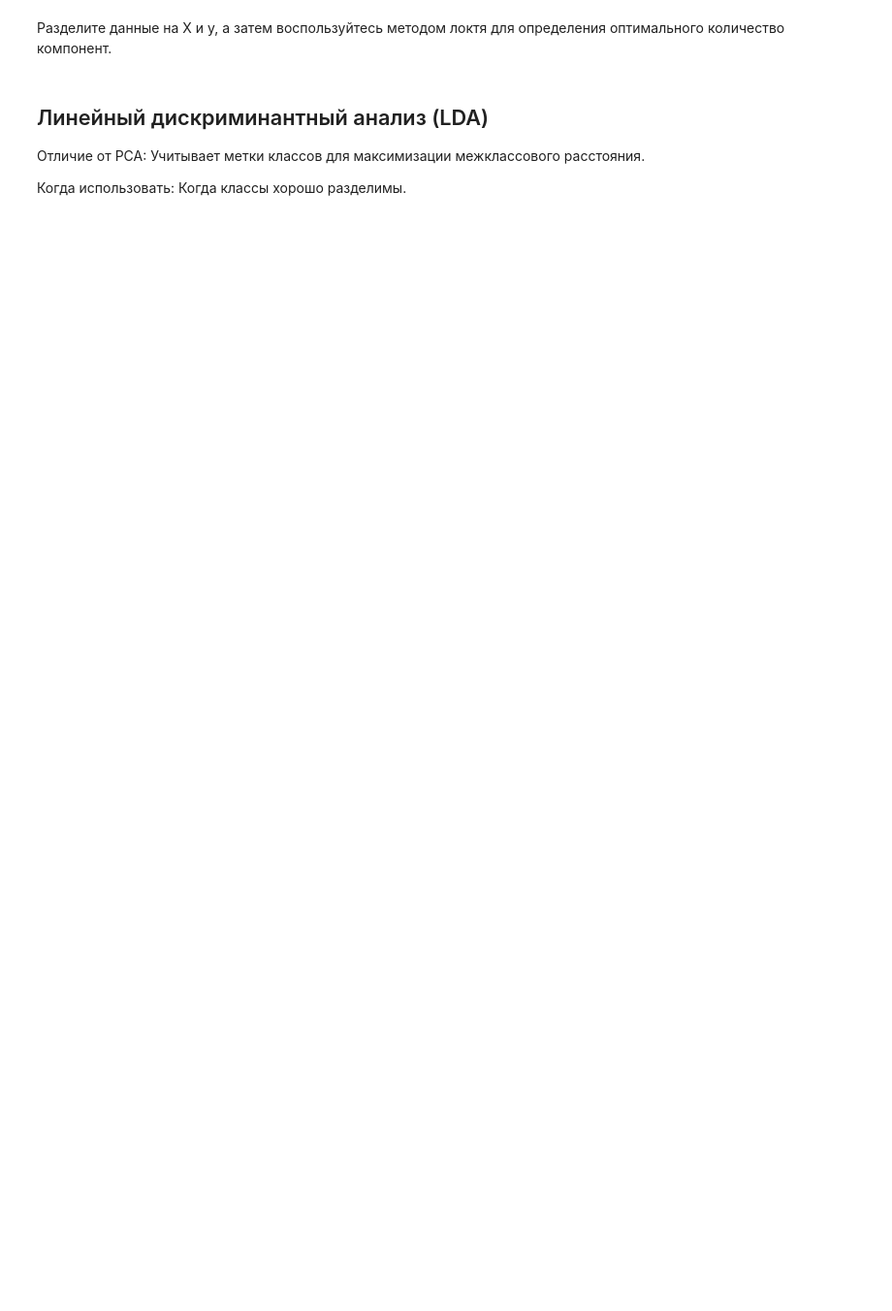
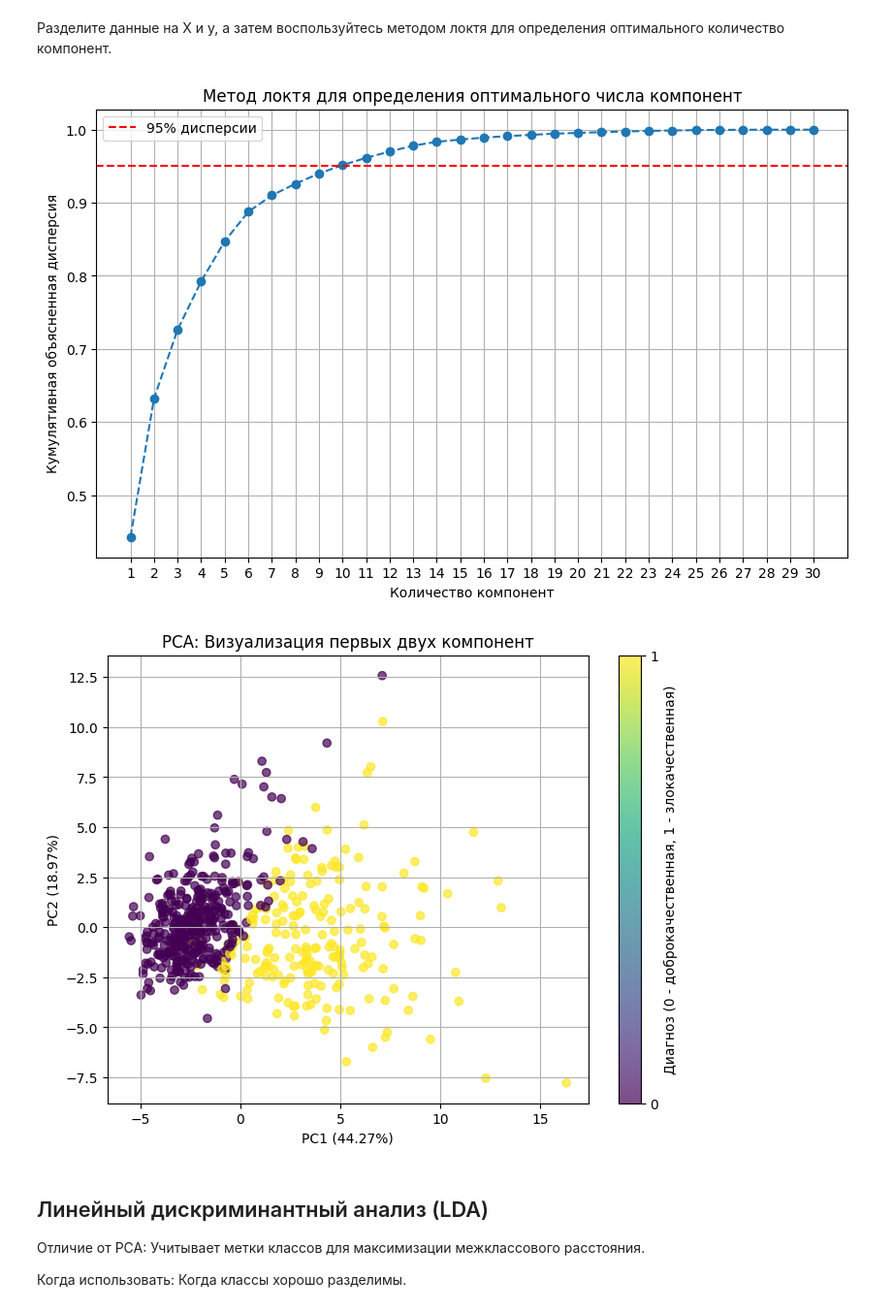
Before and after one commit to ALTaww/Machine_Learning, a Jupyter notebook: clasterization(4)/4.1. Dimensionality reduction.ipynb, the cells around one changed output. Shown at 97% size. Saved outputs shown, nothing was run; the diff lists cells and outputs as text; code cells hidden in the pictures; blank space fills up the shorter version.

```diff
--- a/clasterization(4)/4.1. Dimensionality reduction.ipynb
+++ b/clasterization(4)/4.1. Dimensionality reduction.ipynb
@@ -88,8 +137,44 @@ cancer
 # %% [markdown]
 Разделите данные на X и y, а затем воспользуйтесь методом локтя для определения оптимального количество компонент.
 # %%
-# Ваш код
-...
+# Исключаем столбцы 'id' и 'diagnosis' из признаков
+X_cancer = cancer.drop(['id', 'diagnosis'], axis=1)
+y_cancer = cancer['diagnosis'].map({'M': 1, 'B': 0})  # Преобразуем метки в числовые
+
+# Стандартизация данных
+scaler = StandardScaler()
+X_cancer_scaled = scaler.fit_transform(X_cancer)
+
+# Применение PCA для анализа объясненной дисперсии
+pca_full = PCA().fit(X_cancer_scaled)
+
+# Построение графика кумулятивной объясненной дисперсии
+plt.figure(figsize=(10, 6))
+plt.plot(np.cumsum(pca_full.explained_variance_ratio_), marker='o', linestyle='--')
+plt.axhline(y=0.95, color='r', linestyle='--', label='95% дисперсии')
+plt.xticks(range(X_cancer_scaled.shape[1]), range(1, X_cancer_scaled.shape[1]+1))
+plt.xlabel('Количество компонент')
+plt.ylabel('Кумулятивная объясненная дисперсия')
+plt.title('Метод локтя для определения оптимального числа компонент')
+plt.legend()
+plt.grid()
+plt.show()
+
+# Визуализация первых двух главных компонент
+pca = PCA(n_components=2)
+X_pca = pca.fit_transform(X_cancer_scaled)
+
+plt.figure(figsize=(8, 6))
+plt.scatter(X_pca[:, 0], X_pca[:, 1], c=y_cancer, cmap='viridis', alpha=0.7)
+plt.colorbar(ticks=[0, 1], label='Диагноз (0 - доброкачественная, 1 - злокачественная)')
+plt.xlabel(f'PC1 ({pca.explained_variance_ratio_[0]:.2%})')
+plt.ylabel(f'PC2 ({pca.explained_variance_ratio_[1]:.2%})')
+plt.title('PCA: Визуализация первых двух компонент')
+plt.grid()
+plt.show()
+# %% [output]
+[figure, added]
+[figure, added]
 # %% [markdown]
 ## Линейный дискриминантный анализ (LDA)
 
```
Also changed, not shown: parts of 16 cells of this notebook, 1 other file.
